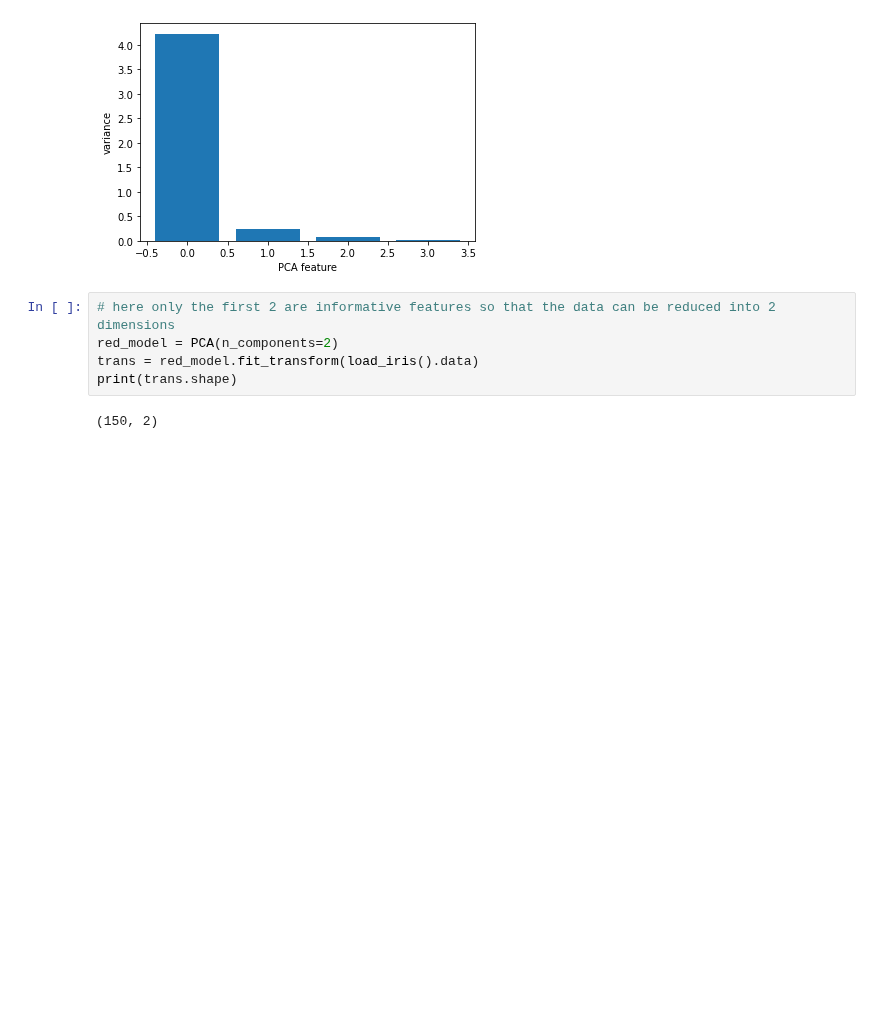
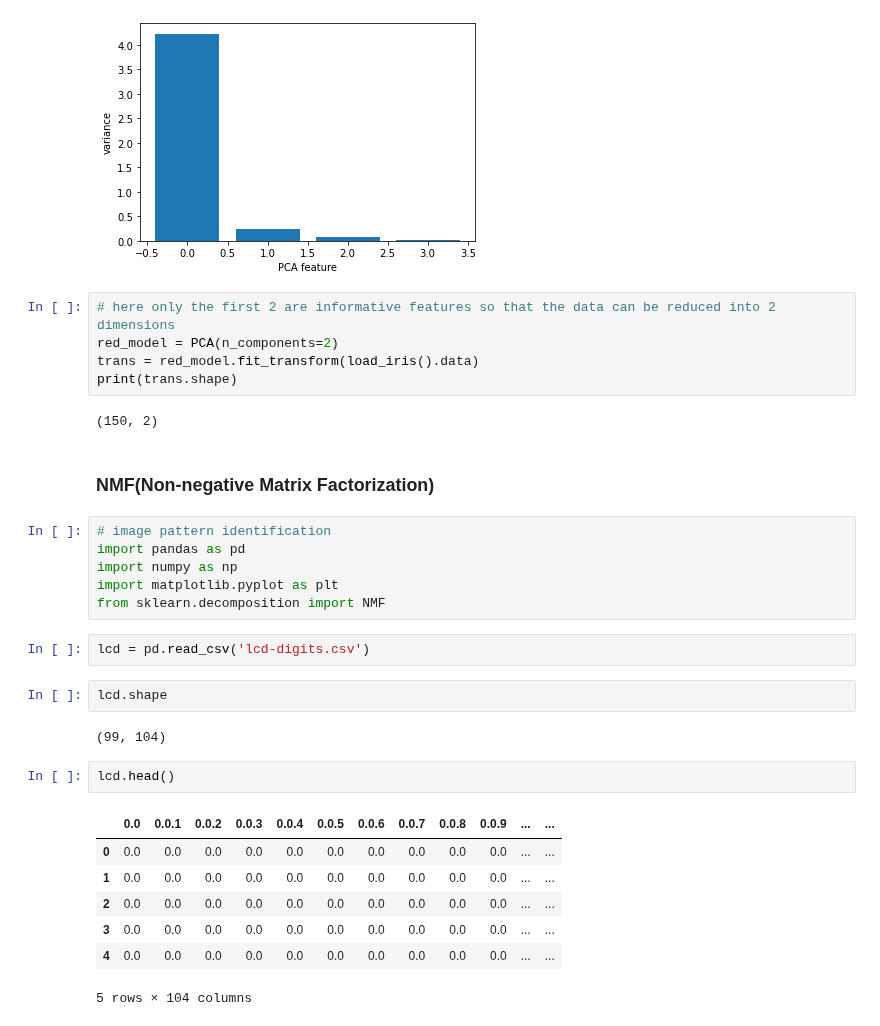
Before and after one commit to AkhilVinayakp/machine_Learning_Algorithms_python, a Jupyter notebook: ml_camp/unsuper.ipynb, the cells around one changed output. Saved outputs shown, nothing was run; the diff lists cells and outputs as text; blank space fills up the shorter version.

```diff
--- a/ml_camp/unsuper.ipynb
+++ b/ml_camp/unsuper.ipynb
@@ -475,3 +475,27 @@ trans = red_model.fit_transform(load_iris().data)
 print(trans.shape)
 # %% [output]
 (150, 2)
+# %% [markdown]
+### NMF(Non-negative Matrix Factorization)
+# %%
+# image pattern identification
+import pandas as pd
+import numpy as np
+import matplotlib.pyplot as plt
+from sklearn.decomposition import NMF
+# %%
+lcd = pd.read_csv('lcd-digits.csv')
+# %%
+lcd.shape
+# %% [output]
+(99, 104)
+# %%
+lcd.head()
+# %% [output]
+|  | 0.0 | 0.0.1 | 0.0.2 | 0.0.3 | 0.0.4 | 0.0.5 | 0.0.6 | 0.0.7 | 0.0.8 | 0.0.9 | ... | ... |
+| 0 | 0.0 | 0.0 | 0.0 | 0.0 | 0.0 | 0.0 | 0.0 | 0.0 | 0.0 | 0.0 | ... | ... |
+| 1 | 0.0 | 0.0 | 0.0 | 0.0 | 0.0 | 0.0 | 0.0 | 0.0 | 0.0 | 0.0 | ... | ... |
+| 2 | 0.0 | 0.0 | 0.0 | 0.0 | 0.0 | 0.0 | 0.0 | 0.0 | 0.0 | 0.0 | ... | ... |
+| 3 | 0.0 | 0.0 | 0.0 | 0.0 | 0.0 | 0.0 | 0.0 | 0.0 | 0.0 | 0.0 | ... | ... |
+| 4 | 0.0 | 0.0 | 0.0 | 0.0 | 0.0 | 0.0 | 0.0 | 0.0 | 0.0 | 0.0 | ... | ... |
+5 rows × 104 columns
```
Also changed, not shown: parts of 18 cells of this notebook.
